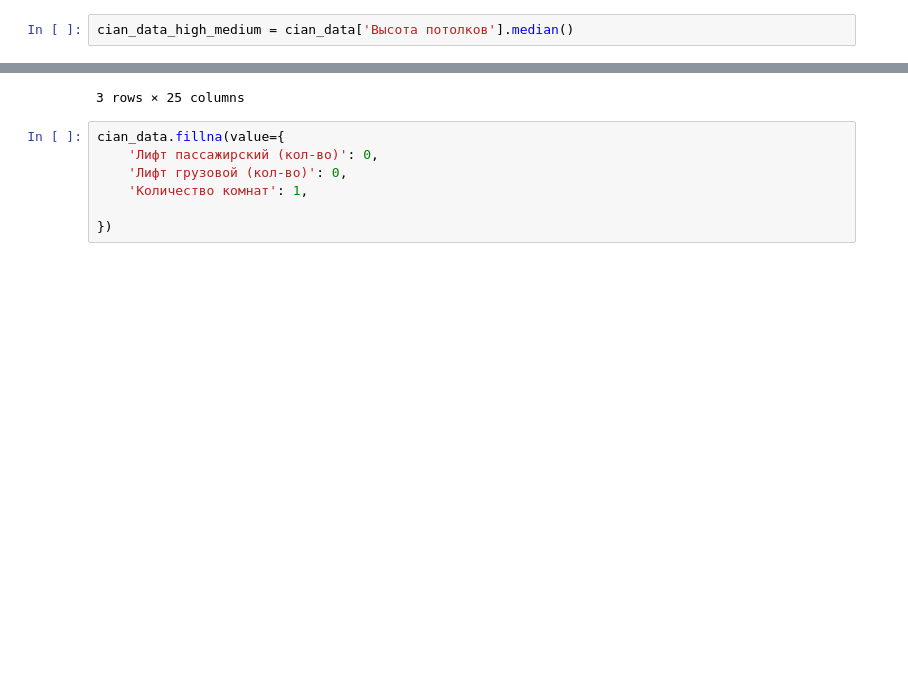
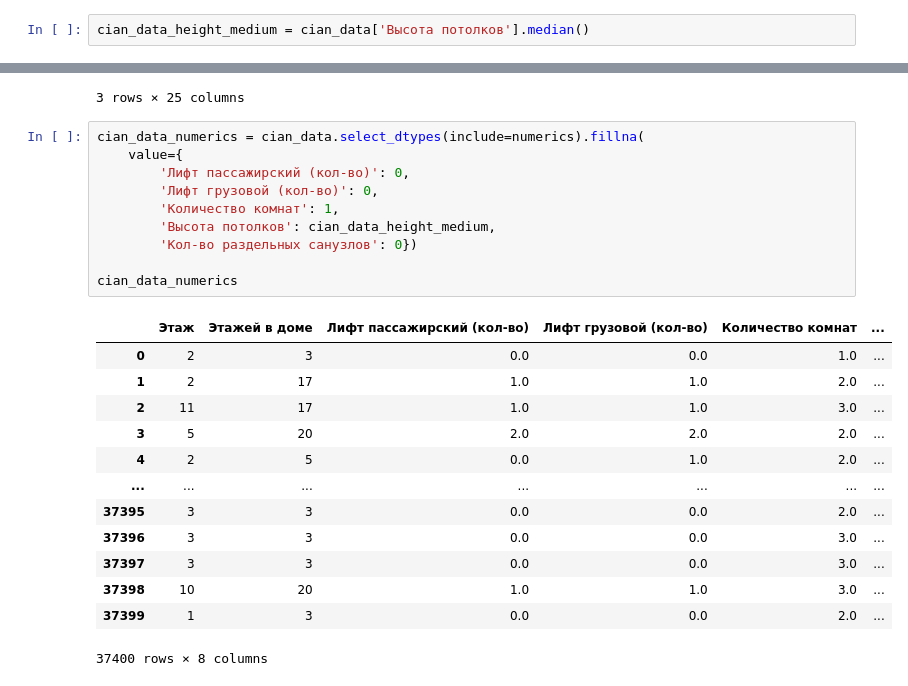
Before and after one commit to aleksanp/cian_prices, a Jupyter notebook: Untitled.ipynb, the cells around one changed output, grey strips where cells are left out. Drawn from its saved outputs; the diff is of its cells as text; blank space fills up the shorter version.

```diff
--- a/Untitled.ipynb
+++ b/Untitled.ipynb
@@ -433,4 +446,4 @@ sns.scatterplot(cian_data['Высота потолков'].index, cian_data['В
 <matplotlib.axes._subplots.AxesSubplot at 0x...>
 [figure]
 # %%
-cian_data_high_medium = cian_data['Высота потолков'].median()
+cian_data_height_medium = cian_data['Высота потолков'].median()
@@ -446,9 +457,26 @@ cian_data[cian_data['Высота потолков'] > 7]
 | 26670 | Свободная продажа | Вторичка | ="127.0" | ="" | ="" | 2 | 6 | ... |
 3 rows × 25 columns
 # %%
-cian_data.fillna(value={
-    'Лифт пассажирский (кол-во)': 0,
-    'Лифт грузовой (кол-во)': 0,
-    'Количество комнат': 1,
+cian_data_numerics = cian_data.select_dtypes(include=numerics).fillna(
+    value={
+        'Лифт пассажирский (кол-во)': 0,
+        'Лифт грузовой (кол-во)': 0,
+        'Количество комнат': 1,
+        'Высота потолков': cian_data_height_medium,
+        'Кол-во раздельных санузлов': 0})
 
-})
+cian_data_numerics
+# %% [output]
+|  | Этаж | Этажей в доме | Лифт пассажирский (кол-во) | Лифт грузовой (кол-во) | Количество комнат | ... |
+| 0 | 2 | 3 | 0.0 | 0.0 | 1.0 | ... |
+| 1 | 2 | 17 | 1.0 | 1.0 | 2.0 | ... |
+| 2 | 11 | 17 | 1.0 | 1.0 | 3.0 | ... |
+| 3 | 5 | 20 | 2.0 | 2.0 | 2.0 | ... |
+| 4 | 2 | 5 | 0.0 | 1.0 | 2.0 | ... |
+| ... | ... | ... | ... | ... | ... | ... |
+| 37395 | 3 | 3 | 0.0 | 0.0 | 2.0 | ... |
+| 37396 | 3 | 3 | 0.0 | 0.0 | 3.0 | ... |
+| 37397 | 3 | 3 | 0.0 | 0.0 | 3.0 | ... |
+| 37398 | 10 | 20 | 1.0 | 1.0 | 3.0 | ... |
+| 37399 | 1 | 3 | 0.0 | 0.0 | 2.0 | ... |
+37400 rows × 8 columns
```
Also changed, not shown: parts of 19 cells of this notebook.
